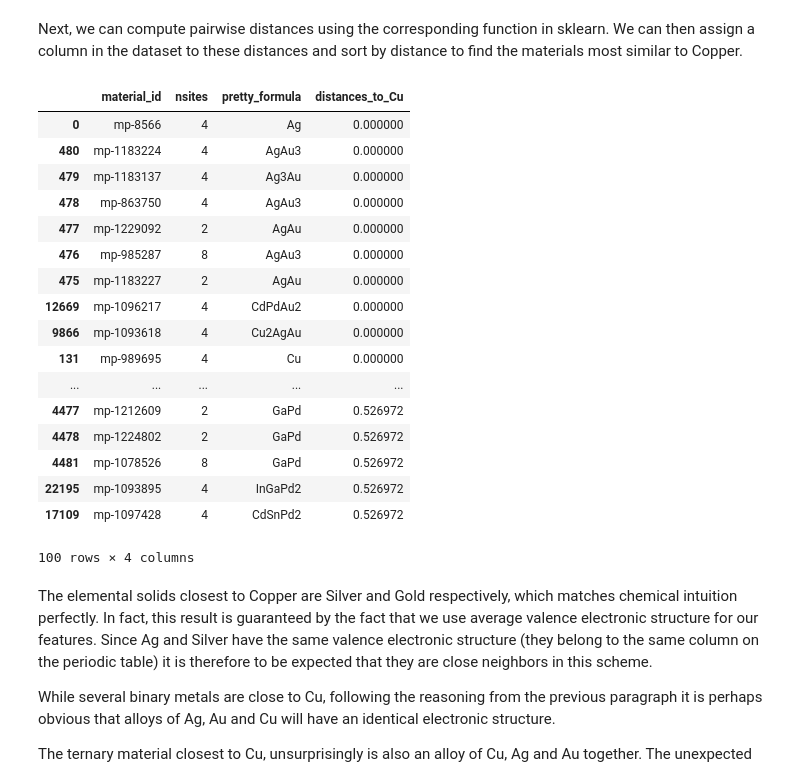
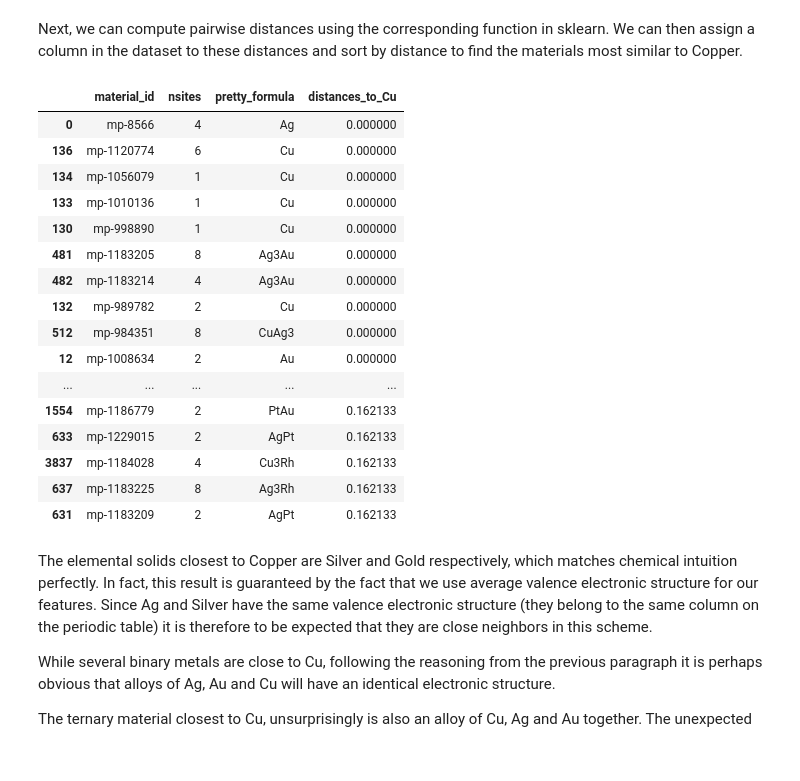
Before and after one commit to g-hegde/material-similarity, a Jupyter notebook: MaterialSimilarity.ipynb, the cells around one changed output. Saved outputs shown, nothing was run; the diff lists cells and outputs as text; code cells hidden in the pictures.

```diff
--- a/MaterialSimilarity.ipynb
+++ b/MaterialSimilarity.ipynb
@@ -439,27 +549,26 @@ Next, we can compute pairwise distances using the corresponding function in skle
 # %%
 distances_to_Cu = pairwise_distances(Y=Cu_coordinates,X=materials_db[valence_columns],metric='euclidean')
 materials_db['distances_to_Cu'] = distances_to_Cu
 materials_db.sort_values(by=['distances_to_Cu'],ascending=True,axis=0,inplace=True)
-materials_db[['material_id','nsites','pretty_formula','distances_to_Cu']].head(100)
+materials_db[['material_id','nsites','pretty_formula','distances_to_Cu']].head(50)
 # %% [output]
 |  | material_id | nsites | pretty_formula | distances_to_Cu |
 | 0 | mp-8566 | 4 | Ag | 0.000000 |
-| 480 | mp-1183224 | 4 | AgAu3 | 0.000000 |
-| 479 | mp-1183137 | 4 | Ag3Au | 0.000000 |
-| 478 | mp-863750 | 4 | AgAu3 | 0.000000 |
-| 477 | mp-1229092 | 2 | AgAu | 0.000000 |
-| 476 | mp-985287 | 8 | AgAu3 | 0.000000 |
-| 475 | mp-1183227 | 2 | AgAu | 0.000000 |
-| 12669 | mp-1096217 | 4 | CdPdAu2 | 0.000000 |
-| 9866 | mp-1093618 | 4 | Cu2AgAu | 0.000000 |
-| 131 | mp-989695 | 4 | Cu | 0.000000 |
+| 136 | mp-1120774 | 6 | Cu | 0.000000 |
+| 134 | mp-1056079 | 1 | Cu | 0.000000 |
+| 133 | mp-1010136 | 1 | Cu | 0.000000 |
+| 130 | mp-998890 | 1 | Cu | 0.000000 |
+| 481 | mp-1183205 | 8 | Ag3Au | 0.000000 |
+| 482 | mp-1183214 | 4 | Ag3Au | 0.000000 |
+| 132 | mp-989782 | 2 | Cu | 0.000000 |
+| 512 | mp-984351 | 8 | CuAg3 | 0.000000 |
+| 12 | mp-1008634 | 2 | Au | 0.000000 |
 | ... | ... | ... | ... | ... |
-| 4477 | mp-1212609 | 2 | GaPd | 0.526972 |
-| 4478 | mp-1224802 | 2 | GaPd | 0.526972 |
-| 4481 | mp-1078526 | 8 | GaPd | 0.526972 |
-| 22195 | mp-1093895 | 4 | InGaPd2 | 0.526972 |
-| 17109 | mp-1097428 | 4 | CdSnPd2 | 0.526972 |
+| 1554 | mp-1186779 | 2 | PtAu | 0.162133 |
+| 633 | mp-1229015 | 2 | AgPt | 0.162133 |
+| 3837 | mp-1184028 | 4 | Cu3Rh | 0.162133 |
+| 637 | mp-1183225 | 8 | Ag3Rh | 0.162133 |
+| 631 | mp-1183209 | 2 | AgPt | 0.162133 |
-100 rows × 4 columns
 # %% [markdown]
 The elemental solids closest to Copper are Silver and Gold respectively, which matches chemical intuition perfectly.
 In fact, this result is guaranteed by the fact that we use average valence electronic structure for our features. Since Ag and Silver have the same valence electronic structure (they belong to the same column on the periodic table) it is therefore to be expected that they are close neighbors in this scheme.
```
Also changed, not shown: parts of 29 cells of this notebook.
